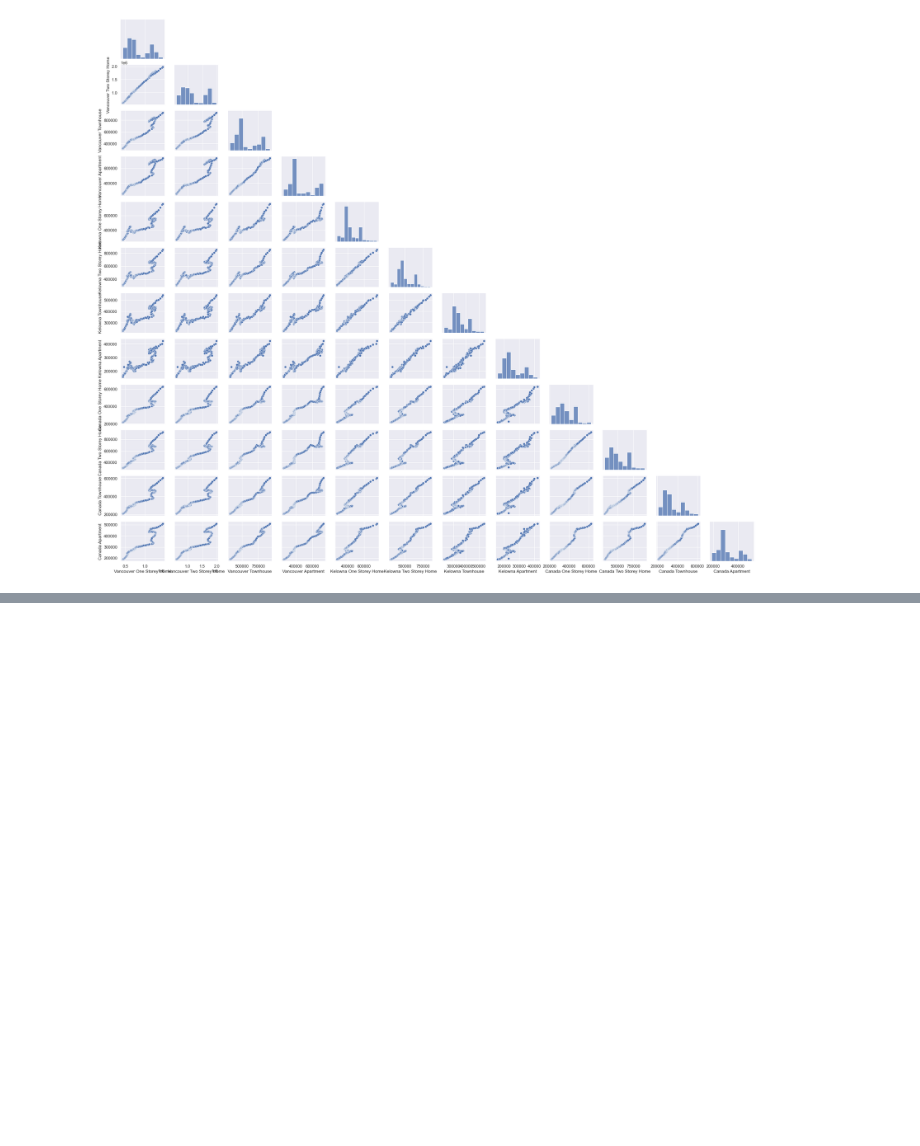
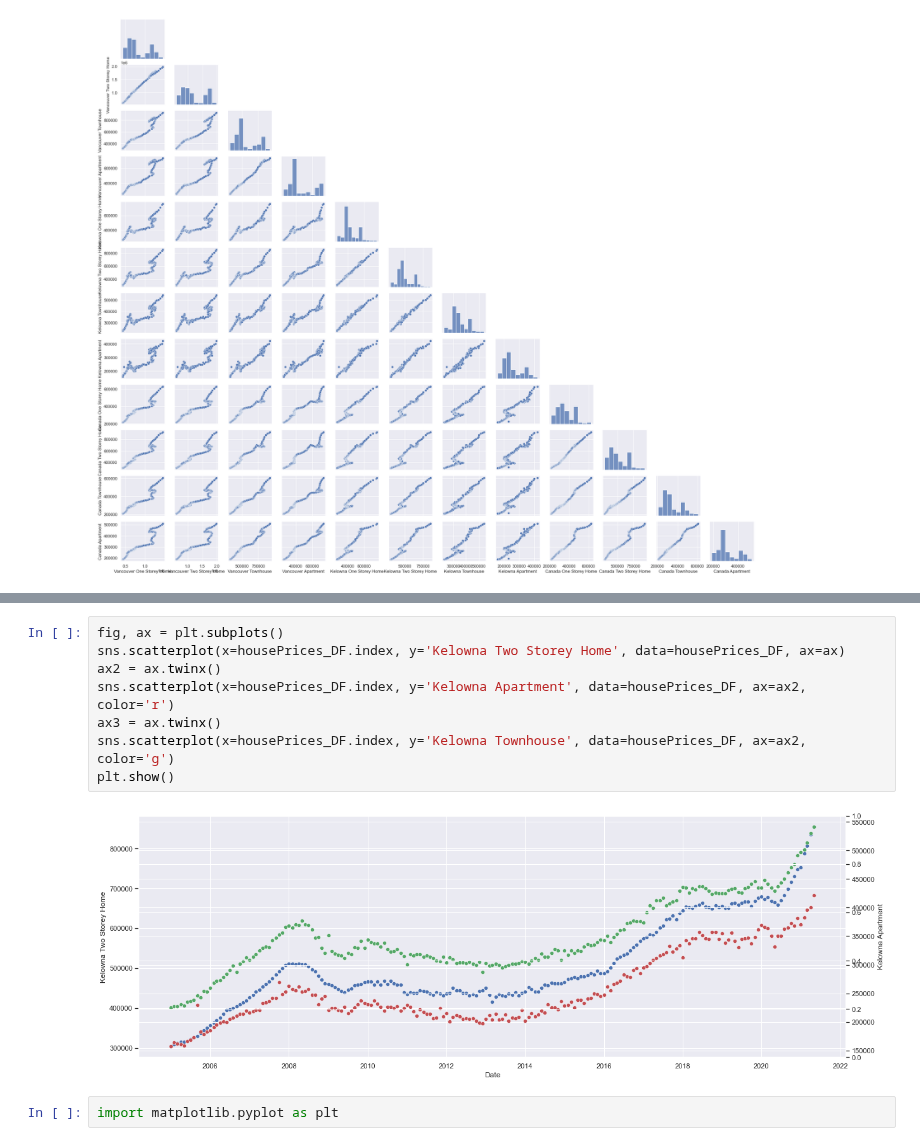
Before and after one commit to data301-2021-summer2/group-11-project, a Jupyter notebook: analysis/Shared/Task 4 Notebook.ipynb, the cells around one changed output, grey strips where cells are left out. Cells and saved outputs as stored; diff of their text form; blank space fills up the shorter version.

Commit message:
More graphs Task4

```diff
--- a/analysis/Shared/Task 4 Notebook.ipynb
+++ b/analysis/Shared/Task 4 Notebook.ipynb
@@ -194,0 +204,12 @@ interactive(children=(FloatSlider(value=1.8, description='height', max=3.5, min=
+# %%
+fig, ax = plt.subplots()
+sns.scatterplot(x=housePrices_DF.index, y='Kelowna Two Storey Home', data=housePrices_DF, ax=ax)
+ax2 = ax.twinx()
+sns.scatterplot(x=housePrices_DF.index, y='Kelowna Apartment', data=housePrices_DF, ax=ax2, color='r')
+ax3 = ax.twinx()
+sns.scatterplot(x=housePrices_DF.index, y='Kelowna Townhouse', data=housePrices_DF, ax=ax2, color='g')
+plt.show()
+# %% [output]
+[figure, added]
+# %%
+import matplotlib.pyplot as plt
```
Also changed, not shown: parts of 1 cell of this notebook.
